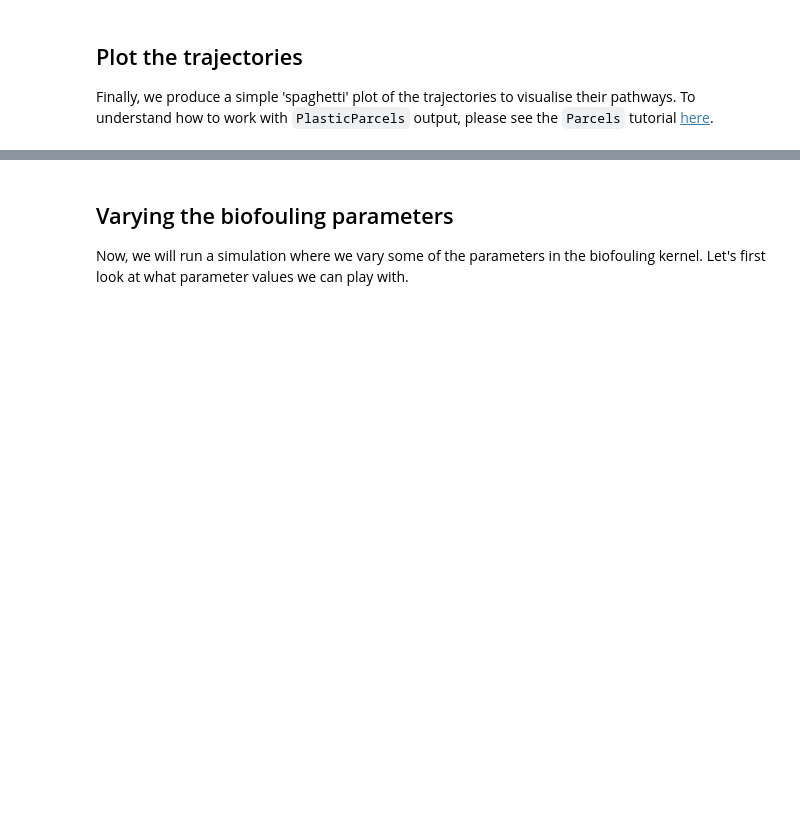
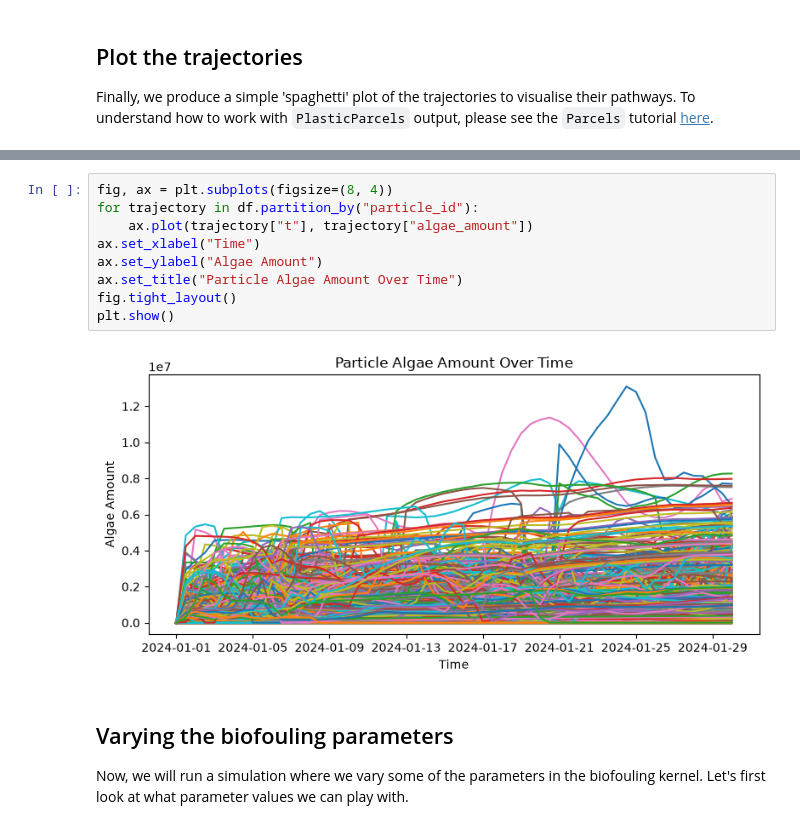
Before and after one commit to Parcels-code/plasticparcels, a Jupyter notebook: docs/examples/example_Croatian_fisheries.ipynb, the cells around one changed output, grey strips where cells are left out. Drawn from its saved outputs; the diff is of its cells as text; blank space fills up the shorter version.

```diff
--- a/docs/examples/example_Croatian_fisheries.ipynb
+++ b/docs/examples/example_Croatian_fisheries.ipynb
@@ -113,3 +161,14 @@ plt.show()
+# %%
+fig, ax = plt.subplots(figsize=(8, 4))
+for trajectory in df.partition_by("particle_id"):
+    ax.plot(trajectory["t"], trajectory["algae_amount"])
+ax.set_xlabel("Time")
+ax.set_ylabel("Algae Amount")
+ax.set_title("Particle Algae Amount Over Time")
+fig.tight_layout()
+plt.show()
+# %% [output]
+[figure, added]
 # %% [markdown]
 ## Varying the biofouling parameters
 Now, we will run a simulation where we vary some of the parameters in the biofouling kernel. Let's first look at what parameter values we can play with.
```
Also changed, not shown: parts of 21 cells of this notebook.
